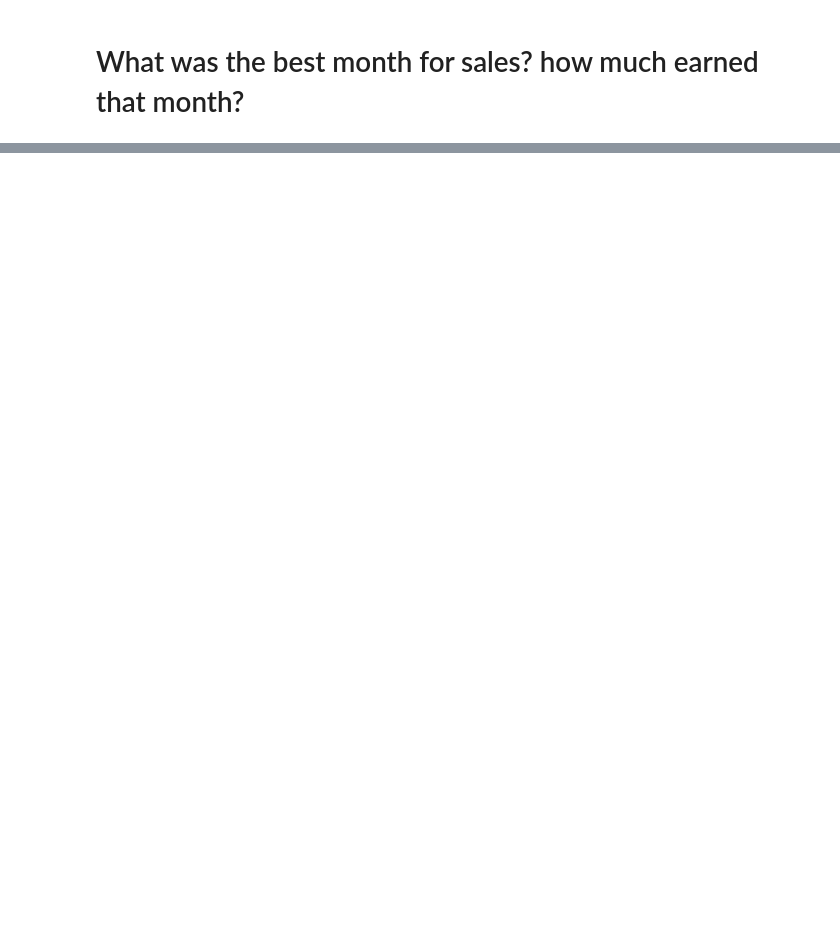
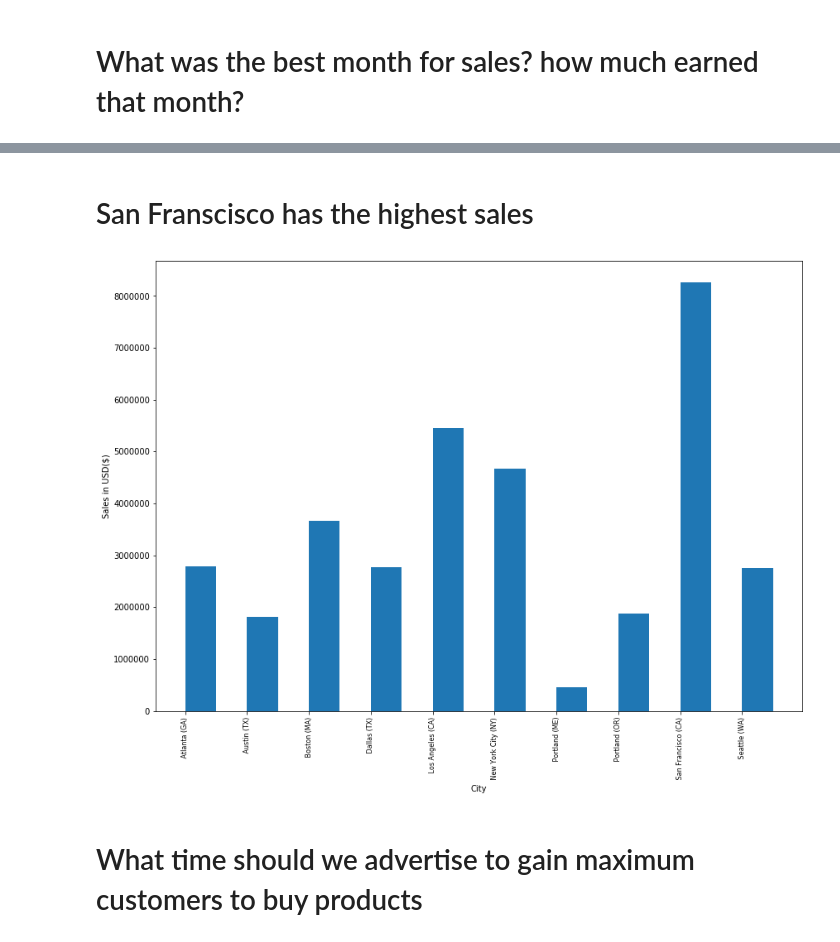
Before and after one commit to ashik-meher/sales-analysis, a Jupyter notebook: Sales data Analysis.ipynb, the cells around one changed output, grey strips where cells are left out. Cells and saved outputs as stored; diff of their text form; code cells hidden in the pictures; blank space fills up the shorter version.

```diff
--- a/Sales data Analysis.ipynb
+++ b/Sales data Analysis.ipynb
@@ -123,0 +174,23 @@ all_months_data.groupby('Month').sum()
+# %%
+#all_months_data['City'] = "dhaka"
+#all_months_data.head()
+# Using .apply() method (pandas)
+
+#all_months_data['City'] = all_months_data['Purchase Address'].apply(lambda x: x.split(',')[1])
+
+def get_city(address):
+    return address.split(',')[1]
+
+def get_state(address):
+    return address.split(',')[2].split(' ')[1]
+
+#using string concate
+#all_months_data['City'] = all_months_data['Purchase Address'].apply(lambda x: get_city(x) + ', '+ get_state(x))
+
+
+#using F-String formatting technique
+
+all_months_data['City']= all_months_data['Purchase Address'].apply(lambda x: f"{get_city(x)} ({get_state(x)})")
+
+
+all_months_data.head()
@@ -123,0 +219,24 @@ all_months_data.groupby('Month').sum()
+# %% [markdown]
+# San Franscisco has the highest sales
+# %%
+results = all_months_data.groupby('City').sum()
+
+import matplotlib.pyplot as plt
+#listing invalid
+#cities = all_months_data['City'].unique()
+
+#list comprehension to adjust
+
+cities = [city for city, df in all_months_data.groupby('City')]
+plt.bar(cities,results['Sales'], align='edge',width=.5)
+
+#change the container size
+plt.rcParams['figure.figsize'] = (12,8)
+plt.xticks(cities,rotation='vertical', size=8)
+plt.xlabel("City")
+plt.ylabel("Sales in USD($)")
+plt.show()
+# %% [output]
+[figure, added]
+# %% [markdown]
+# What time should we advertise to gain maximum customers to buy products
```
Also changed, not shown: parts of 31 cells of this notebook.
